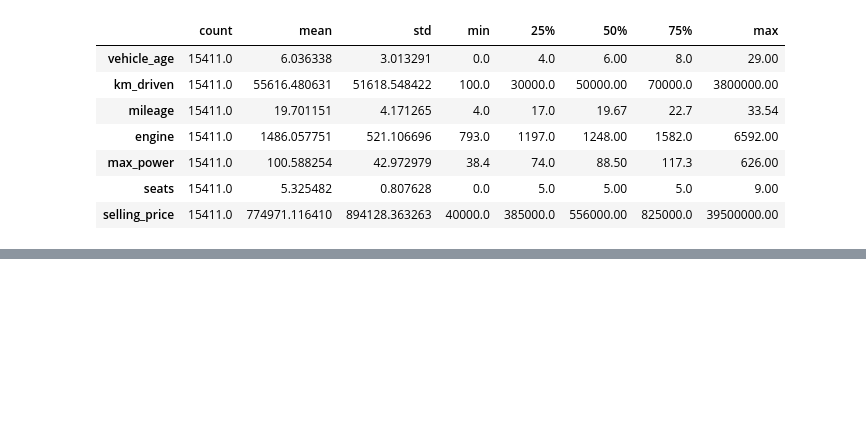
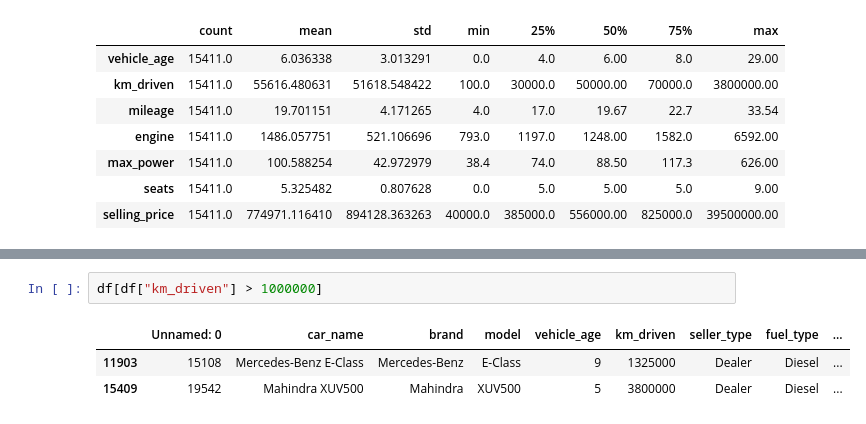
Before and after one commit to Soham-Shirode/used-car-price-prediction, a Jupyter notebook: notebooks/analysis.ipynb, the cells around one changed output, grey strips where cells are left out. Drawn from its saved outputs; the diff is of its cells as text; blank space fills up the shorter version.

```diff
--- a/notebooks/analysis.ipynb
+++ b/notebooks/analysis.ipynb
@@ -325,0 +369,6 @@ df[["vehicle_age", "km_driven", "mileage", "engine", "max_power", "seats", "sell
+# %%
+df[df["km_driven"] > 1000000]
+# %% [output]
+|  | Unnamed: 0 | car_name | brand | model | vehicle_age | km_driven | seller_type | fuel_type | ... |
+| 11903 | 15108 | Mercedes-Benz E-Class | Mercedes-Benz | E-Class | 9 | 1325000 | Dealer | Diesel | ... |
+| 15409 | 19542 | Mahindra XUV500 | Mahindra | XUV500 | 5 | 3800000 | Dealer | Diesel | ... |
```
Also changed, not shown: parts of 49 cells of this notebook.
